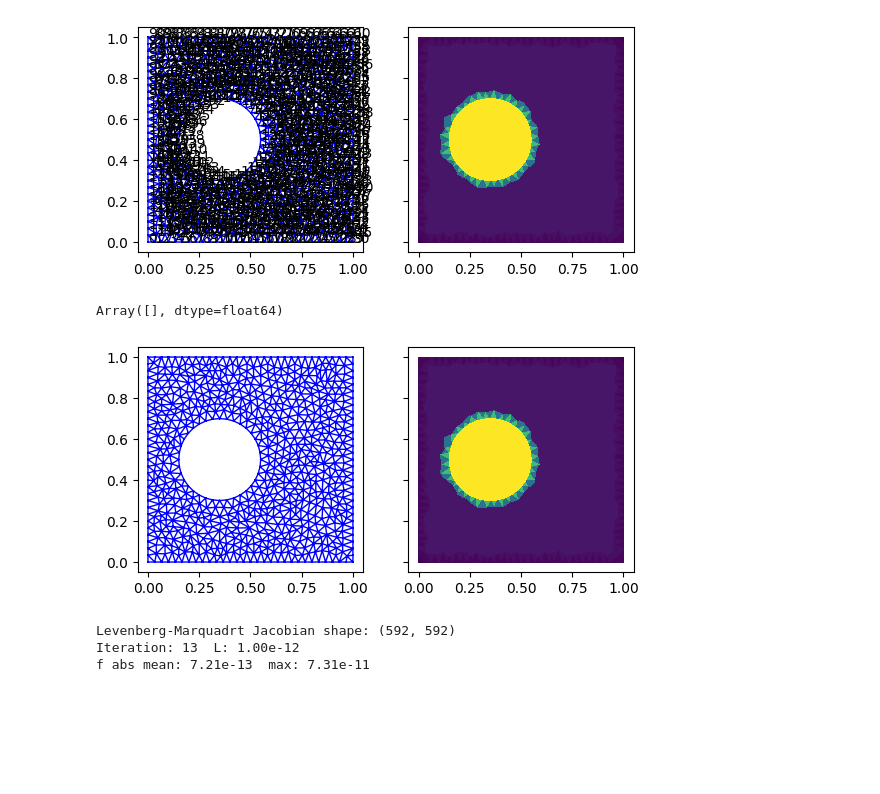
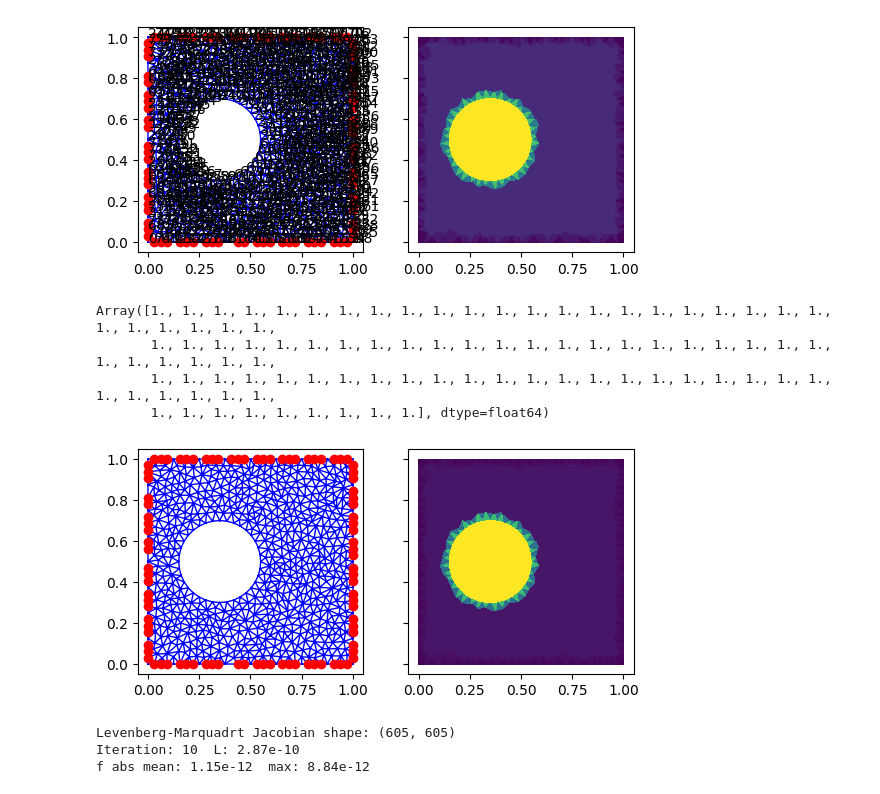
Before and after one commit to chetools/sparseLM, a Jupyter notebook: spareLM/heat_diffusion.ipynb, the cells around one changed output. Drawn from its saved outputs; the diff is of its cells as text; code cells hidden in the pictures; blank space fills up the shorter version.

```diff
--- a/spareLM/heat_diffusion.ipynb
+++ b/spareLM/heat_diffusion.ipynb
@@ -11,7 +11,7 @@ from lm import LM
 import scipy as sp
 jnp.set_printoptions(precision=4,linewidth=120)
 # %%
-Nside=30
+Nside=8
 Nsquare=Nside*4
 v=np.linspace(0,1,Nside,endpoint=False)
 z=np.zeros(Nside)
@@ -36,24 +36,24 @@ B = triangle.triangulate(A, 'qpa0.001D')
 # %%
 vmarks = B['vertex_markers']
 boundary = np.where(vmarks==1)[0]
 inserted_boundary_idx = boundary[boundary + 1 > Nspecified]
 tr=B['triangles']
 verts = B['vertices']
 Nv = verts.shape[0]
-interior = np.arange(Nsquare+Ncircle,Nv)
+interior = np.setdiff1d(np.arange(Nv), boundary)
 f=np.zeros(Nv)
 f[:Nsquare]=1.
 f[Nsquare:Nsquare + Ncircle]=10.
-f[Nsquare+Ncircle:]=1.5
+f[interior]=1.5
 fig1, ax = plt.subplots(1,2, sharex=True, sharey=True)
 ax[0].set_aspect('equal')
 _=ax[0].triplot(verts[:,0],verts[:,1],'b-',triangles=tr,lw=1)
 _=ax[0].plot(verts[inserted_boundary_idx,0],verts[inserted_boundary_idx,1],'ro')
 [ax[0].annotate(f'{i}', (verts[i,0], verts[i,1])) for i in range(Nv)]
 ax[1].set_aspect('equal')
 _=ax[1].tripcolor(verts[:,0],verts[:,1],f)
 # %% [output]
-[figure, old version]
+[figure, new version]
 # %%
 def get_neighbors(i):
     return np.setdiff1d(np.unique(np.ravel(tr[np.where(tr==i)[0]])),i)
@@ -102,7 +102,10 @@ f[inserted_boundary_idx]=interpolate_inserted_boundary(inserted_boundary_idx, sp
 f=jnp.asarray(f)
 f[inserted_boundary_idx]
 # %% [output]
-Array([], dtype=float64)
+Array([1., 1., 1., 1., 1., 1., 1., 1., 1., 1., 1., 1., 1., 1., 1., 1., 1., 1., 1., 1., 1., 1., 1., 1., 1., 1., 1., 1.,
+       1., 1., 1., 1., 1., 1., 1., 1., 1., 1., 1., 1., 1., 1., 1., 1., 1., 1., 1., 1., 1., 1., 1., 1., 1., 1., 1., 1.,
+       1., 1., 1., 1., 1., 1., 1., 1., 1., 1., 1., 1., 1., 1., 1., 1., 1., 1., 1., 1., 1., 1., 1., 1., 1., 1., 1., 1.,
+       1., 1., 1., 1., 1., 1., 1., 1., 1.], dtype=float64)
 # %%
 fig1, ax = plt.subplots(1,2, sharex=True, sharey=True)
 ax[0].set_aspect('equal')
@@ -111,7 +114,7 @@ _=ax[0].plot(verts[inserted_boundary_idx,0],verts[inserted_boundary_idx,1],'ro')
 ax[1].set_aspect('equal')
 _=ax[1].tripcolor(verts[:,0],verts[:,1],f)
 # %% [output]
-[figure, old version]
+[figure, new version]
 # %%
 # f = a1*x^2 + a2*y^2 + a3*x + a4*y + a5*xy + f0
 # df/dx = 2a1*x + a3 + a5*y
@@ -155,6 +158,6 @@ solver=LM(eqs, f[interior])
 res = solver(L=1, rho_tol = 0.1, maxiter=100, xtol=1e-12, ftol=1e-15,iter_print=25)
 sol = f.at[interior].set(res.x)
 # %% [output]
-Levenberg-Marquadrt Jacobian shape: (592, 592)
-Iteration: 13  L: 1.00e-12
-f abs mean: 7.21e-13  max: 7.31e-11
+Levenberg-Marquadrt Jacobian shape: (605, 605)
+Iteration: 10  L: 2.87e-10
+f abs mean: 1.15e-12  max: 8.84e-12
```
Also changed, not shown: parts of 3 cells of this notebook.
